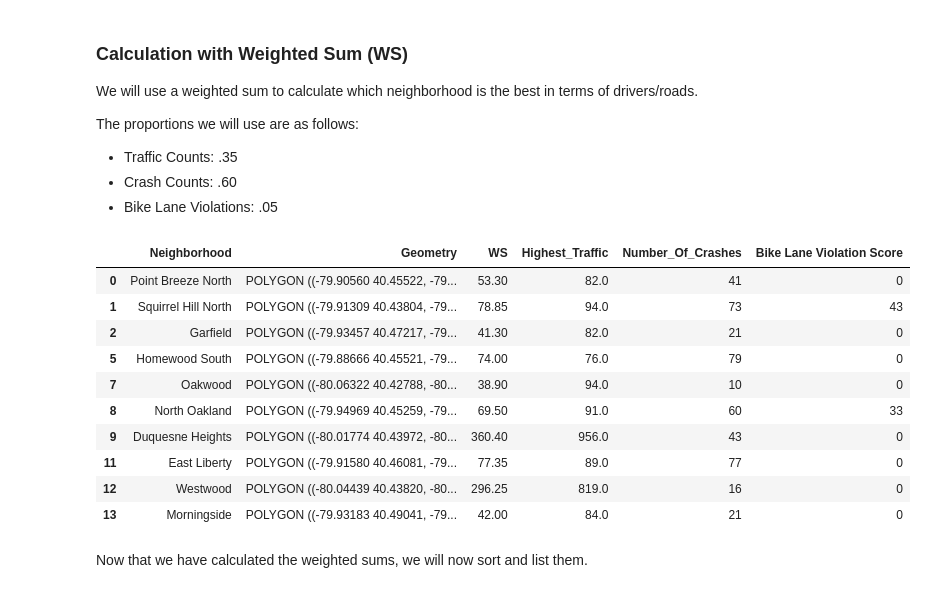
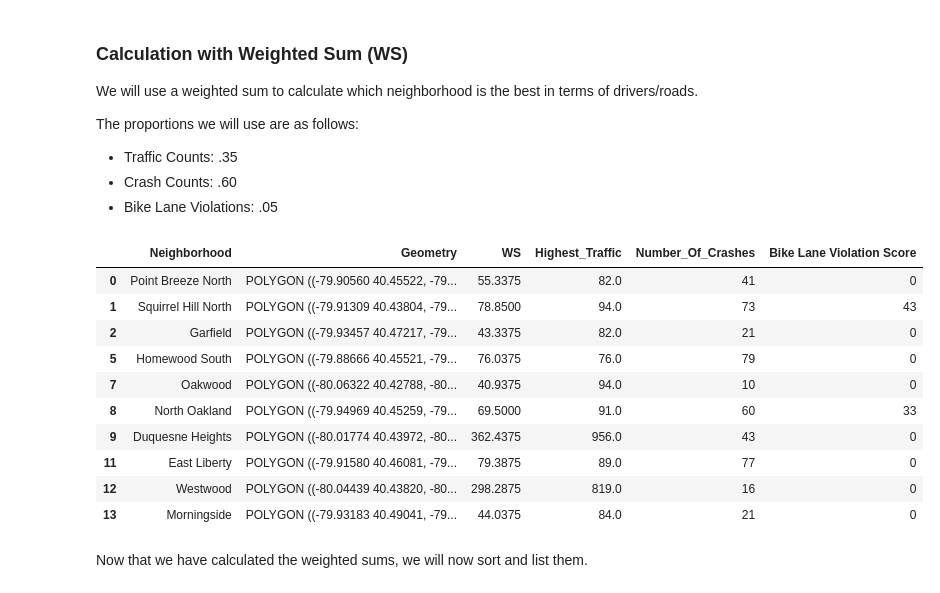
Before and after one commit to EpicNotSam/Big-Ideas-Final-Project, a Jupyter notebook: Final Project Group Notebook.ipynb, the cells around one changed output. Saved outputs shown, nothing was run; the diff lists cells and outputs as text; code cells hidden in the pictures.

```diff
--- a/Final Project Group Notebook.ipynb
+++ b/Final Project Group Notebook.ipynb
@@ -443,23 +443,26 @@ The proportions we will use are as follows:
 # %%
 for i, neighborhood in neighborhoods_final.iterrows():
     weighted_sum = neighborhood["Highest_Traffic"]*.35
     weighted_sum = weighted_sum + neighborhood["Number_Of_Crashes"]*.60
-    weighted_sum = weighted_sum + neighborhood["Bike Lane Violation Score"]*.05
+    if neighborhood["Bike Lane Violation Score"] != 0:
+        weighted_sum = weighted_sum + neighborhood["Bike Lane Violation Score"]*.05
+    else:
+        weighted_sum = weighted_sum + 40.75*.05
     neighborhoods_final.at[i, 'WS'] = weighted_sum
 
 neighborhoods_final.head(10)
 # %% [output]
 |  | Neighborhood | Geometry | WS | Highest_Traffic | Number_Of_Crashes | Bike Lane Violation Score |
-| 0 | Point Breeze North | POLYGON ((-79.90560 40.45522, -79... | 53.30 | 82.0 | 41 | 0 |
-| 1 | Squirrel Hill North | POLYGON ((-79.91309 40.43804, -79... | 78.85 | 94.0 | 73 | 43 |
-| 2 | Garfield | POLYGON ((-79.93457 40.47217, -79... | 41.30 | 82.0 | 21 | 0 |
-| 5 | Homewood South | POLYGON ((-79.88666 40.45521, -79... | 74.00 | 76.0 | 79 | 0 |
-| 7 | Oakwood | POLYGON ((-80.06322 40.42788, -80... | 38.90 | 94.0 | 10 | 0 |
-| 8 | North Oakland | POLYGON ((-79.94969 40.45259, -79... | 69.50 | 91.0 | 60 | 33 |
-| 9 | Duquesne Heights | POLYGON ((-80.01774 40.43972, -80... | 360.40 | 956.0 | 43 | 0 |
-| 11 | East Liberty | POLYGON ((-79.91580 40.46081, -79... | 77.35 | 89.0 | 77 | 0 |
-| 12 | Westwood | POLYGON ((-80.04439 40.43820, -80... | 296.25 | 819.0 | 16 | 0 |
-| 13 | Morningside | POLYGON ((-79.93183 40.49041, -79... | 42.00 | 84.0 | 21 | 0 |
+| 0 | Point Breeze North | POLYGON ((-79.90560 40.45522, -79... | 55.3375 | 82.0 | 41 | 0 |
+| 1 | Squirrel Hill North | POLYGON ((-79.91309 40.43804, -79... | 78.8500 | 94.0 | 73 | 43 |
+| 2 | Garfield | POLYGON ((-79.93457 40.47217, -79... | 43.3375 | 82.0 | 21 | 0 |
+| 5 | Homewood South | POLYGON ((-79.88666 40.45521, -79... | 76.0375 | 76.0 | 79 | 0 |
+| 7 | Oakwood | POLYGON ((-80.06322 40.42788, -80... | 40.9375 | 94.0 | 10 | 0 |
+| 8 | North Oakland | POLYGON ((-79.94969 40.45259, -79... | 69.5000 | 91.0 | 60 | 33 |
+| 9 | Duquesne Heights | POLYGON ((-80.01774 40.43972, -80... | 362.4375 | 956.0 | 43 | 0 |
+| 11 | East Liberty | POLYGON ((-79.91580 40.46081, -79... | 79.3875 | 89.0 | 77 | 0 |
+| 12 | Westwood | POLYGON ((-80.04439 40.43820, -80... | 298.2875 | 819.0 | 16 | 0 |
+| 13 | Morningside | POLYGON ((-79.93183 40.49041, -79... | 44.0375 | 84.0 | 21 | 0 |
 # %% [markdown]
 Now that we have calculated the weighted sums, we will now sort and list them.
 # %%
```
Also changed, not shown: parts of 3 cells of this notebook.
